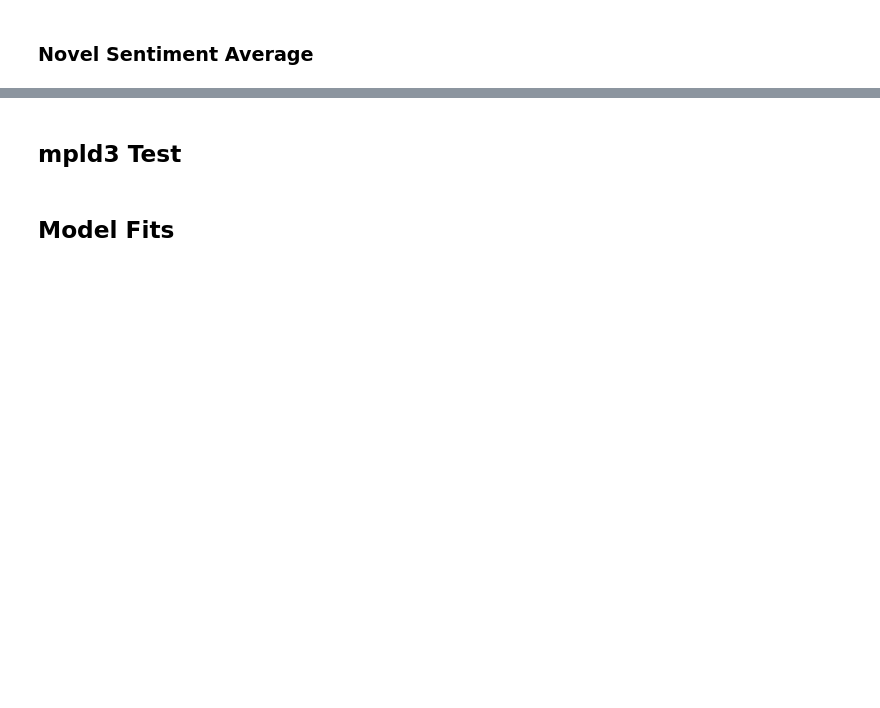
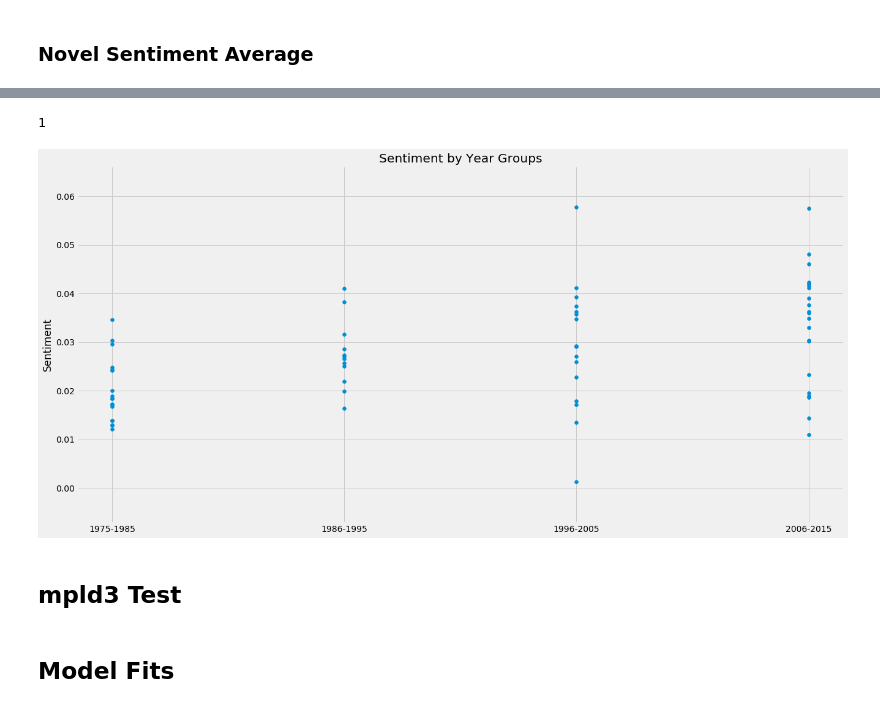
Before and after one commit to xvila/fletcher, a Jupyter notebook: data_processing.ipynb, the cells around one changed output, grey strips where cells are left out. Drawn from its saved outputs; the diff is of its cells as text; code cells hidden in the pictures; blank space fills up the shorter version.

```diff
--- a/data_processing.ipynb
+++ b/data_processing.ipynb
@@ -577,0 +598,9 @@ plt.scatter(sentGroup,y)
+# %%
+sentGroup['year'] = sentGroup.year.astype(int)
+# %%
+group_names = ['1975-1985', '1986-1995', '1996-2005', '2006-2015']
+# %%
+categories = pd.cut(sentGroup['year'], bins, labels=group_names)
+sentGroup['categories'] = pd.cut(sentGroup['year'], bins, labels=group_names)
+sentGroup['yearsBinned'] = pd.cut(sentGroup['year'], bins)
+categories
@@ -577,0 +625,6 @@ plt.scatter(sentGroup,y)
+# %%
+sentGroup.categories.isnull().sum()
+# %% [output]
+1
+# %%
+sentGroup.dropna(axis=0,inplace=True)
@@ -578,3 +633,10 @@ plt.scatter(sentGroup,y)
+# %%
+plt.scatter(sentGroup.categories,sentGroup.sentiment)
+plt.title("Sentiment by Year Groups")
+plt.ylabel('Sentiment')
+plt.savefig('images/sent_years.svg')
+# %% [output]
+[figure, added]
 # %% [markdown]
 ## mpld3 Test
 # %%
```
Also changed, not shown: parts of 23 cells of this notebook.
